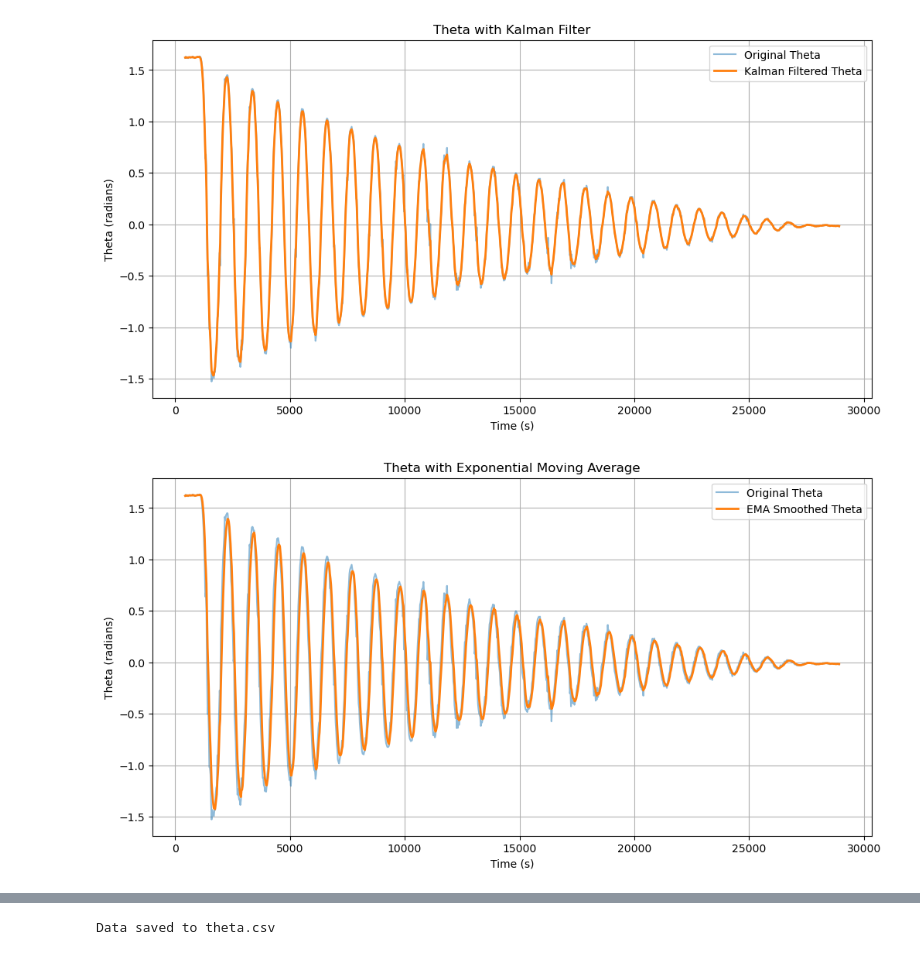
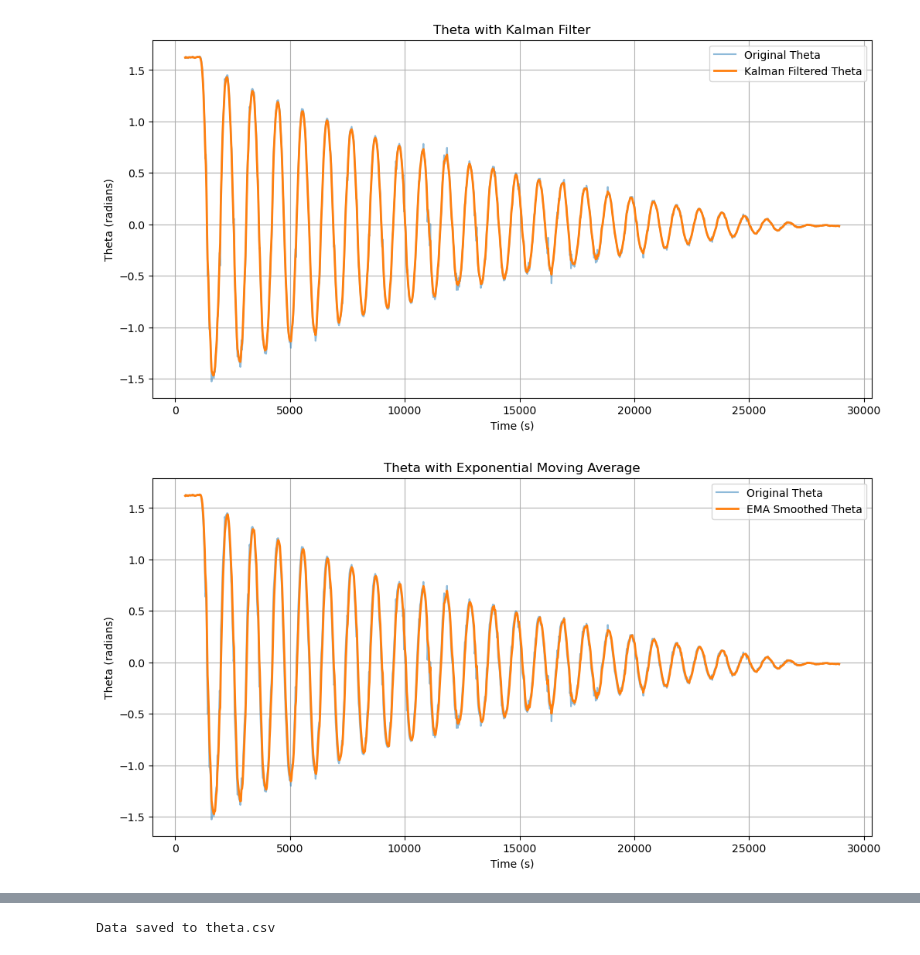
Before and after one commit to Pooyan-Farzanehkari/Smart-syetems-labs, a Jupyter notebook: filter.ipynb, the cells around one changed output, grey strips where cells are left out. Saved outputs shown, nothing was run; the diff lists cells and outputs as text; code cells hidden in the pictures.

```diff
--- a/filter.ipynb
+++ b/filter.ipynb
@@ -101,30 +101,30 @@ plt.show()
 # %%
 
 
 # Apply Exponential Moving Average (EMA) to the 'theta' column
 def exponential_moving_average(data, window_size):
-    alpha = 2 / (window_size + 1)
+    alpha = 3 / (window_size + 1)
     ema = np.zeros_like(data)
     ema[0] = data[0]  # Initialize the first value
     for i in range(1, len(data)):
         ema[i] = alpha * data[i] + (1 - alpha) * ema[i - 1]
     return ema
 # Set the window size for EMA
 window_size = 5
 # Calculate EMA
 theta_ema = exponential_moving_average(theta, window_size)
 # Plot original and EMA smoothed theta
 plt.figure(figsize=(12, 6))
 plt.plot(df['pcTime'], theta, label='Original Theta', alpha=0.5)
 plt.plot(df['pcTime'], theta_ema, label='EMA Smoothed Theta', linewidth=2)
 plt.xlabel('Time (s)')
 plt.ylabel('Theta (radians)')
 plt.title('Theta with Exponential Moving Average')
 plt.legend()
 plt.grid(True)
 plt.show()
 # %% [output]
-[figure, old version]
+[figure, new version]
 # %%
 # compare the performance of the Kalman filter and the Exponential Moving Average (EMA) smoothing techniques
 plt.figure(figsize=(12, 6))
```
Also changed, not shown: parts of 6 cells of this notebook, 2 other files.
